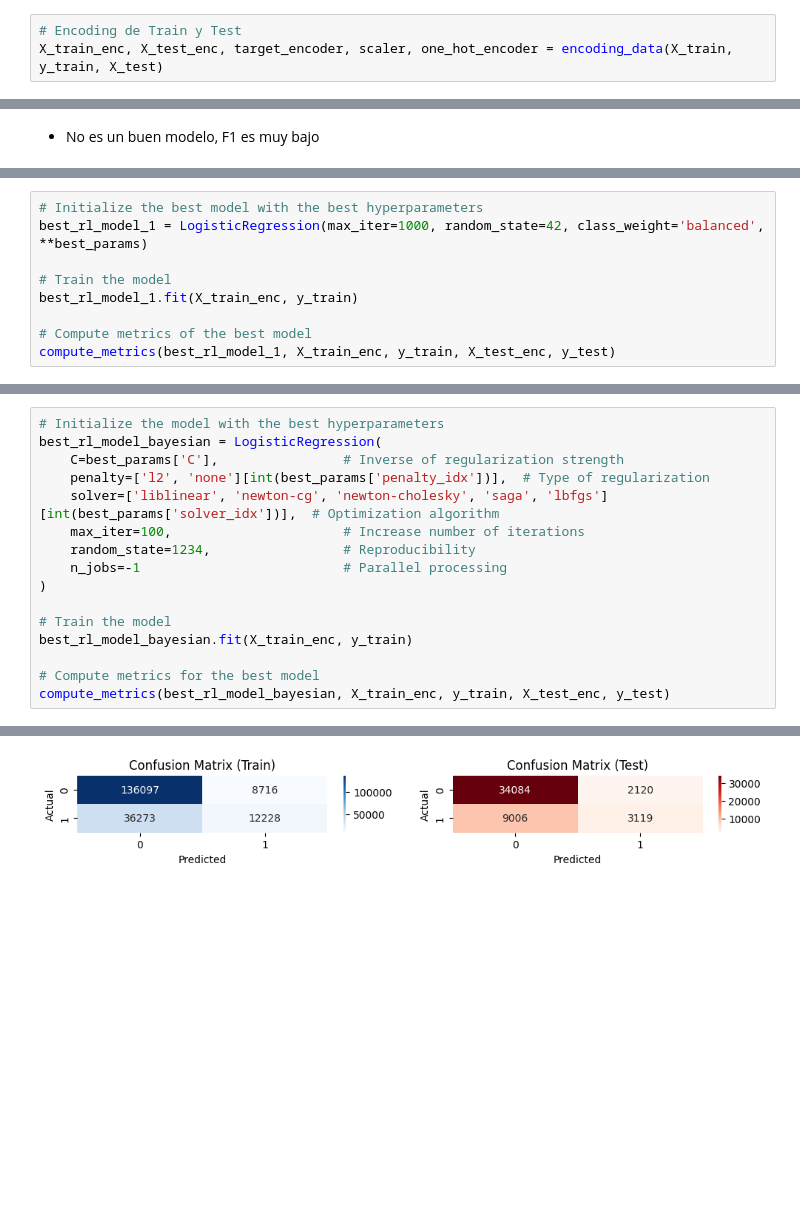
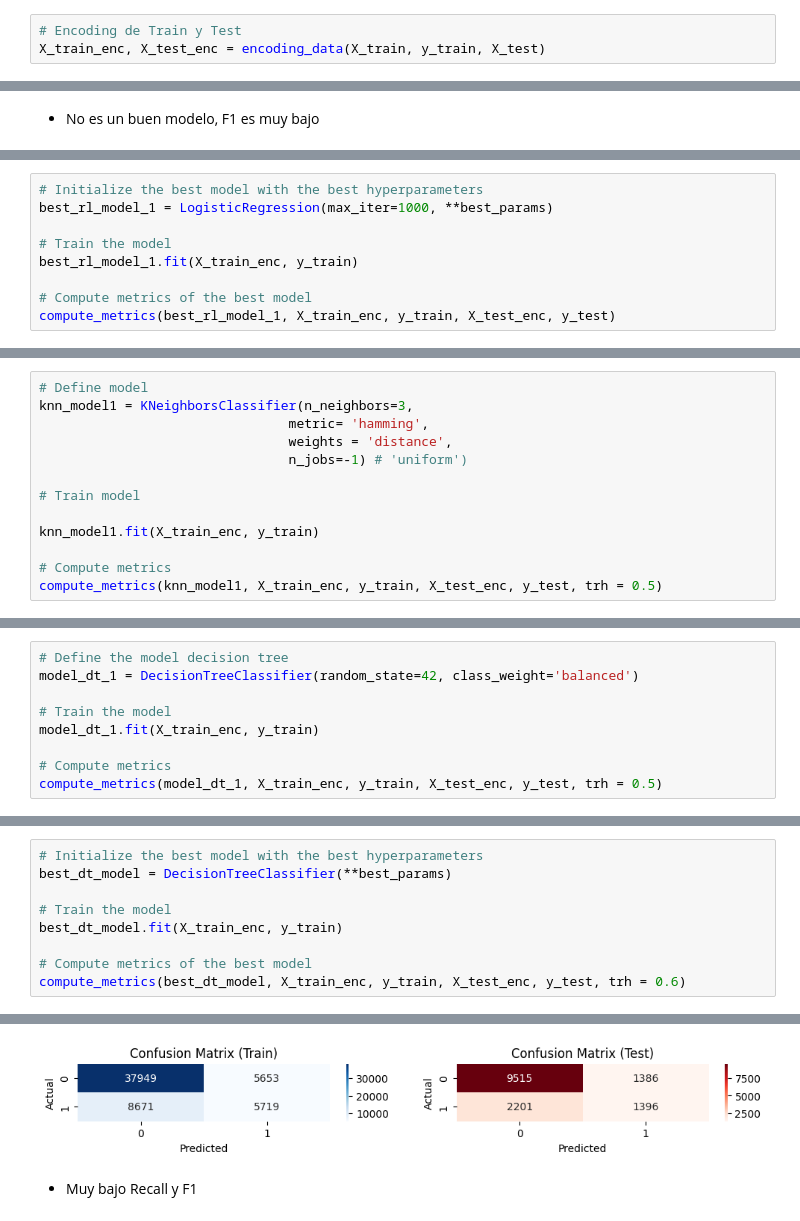
Before and after one commit to marcemir/CrimenesMontevideo, a Jupyter notebook: Notebooks/Modeling/FeatureEngModelMarcelo.ipynb, the cells around one changed output, grey strips where cells are left out. Drawn from its saved outputs; the diff is of its cells as text; blank space fills up the shorter version.

Commit message:
feat: adding coordenadas dataset and updating Feature eng and Modeling

```diff
--- a/Notebooks/Modeling/FeatureEngModelMarcelo.ipynb
+++ b/Notebooks/Modeling/FeatureEngModelMarcelo.ipynb
@@ -314,7 +331,7 @@ def encoding_data (X_train, y_train, X_test):
 ##### 4.2. Aplicando Encoding a Training y Test dataset
 # %%
 # Encoding de Train y Test
-X_train_enc, X_test_enc, target_encoder, scaler, one_hot_encoder = encoding_data(X_train, y_train, X_test)
+X_train_enc, X_test_enc = encoding_data(X_train, y_train, X_test)
 # %%
 # Chequeo de Train transformado
 X_train_enc.info()
@@ -561,6 +563,6 @@ Best F1 on validation: 0.3507758028224912
 # %%
 # Initialize the best model with the best hyperparameters
-best_rl_model_1 = LogisticRegression(max_iter=1000, random_state=42, class_weight='balanced', **best_params)
+best_rl_model_1 = LogisticRegression(max_iter=1000, **best_params)
 
 # Train the model
 best_rl_model_1.fit(X_train_enc, y_train)
@@ -663,0 +589,13 @@ Best parameters found:
+# %%
+# Define model
+knn_model1 = KNeighborsClassifier(n_neighbors=3,
+                                metric= 'hamming',
+                                weights = 'distance',
+                                n_jobs=-1) # 'uniform')
+
+# Train model
+
+knn_model1.fit(X_train_enc, y_train)
+
+# Compute metrics
+compute_metrics(knn_model1, X_train_enc, y_train, X_test_enc, y_test, trh = 0.5)
@@ -663,0 +723,9 @@ Best parameters found:
+# %%
+# Define the model decision tree
+model_dt_1 = DecisionTreeClassifier(random_state=42, class_weight='balanced')
+
+# Train the model
+model_dt_1.fit(X_train_enc, y_train)
+
+# Compute metrics
+compute_metrics(model_dt_1, X_train_enc, y_train, X_test_enc, y_test, trh = 0.5)
@@ -664,18 +786,11 @@ Best parameters found:
 # %%
-# Initialize the model with the best hyperparameters
-best_rl_model_bayesian = LogisticRegression(
-    C=best_params['C'],                # Inverse of regularization strength
-    penalty=['l2', 'none'][int(best_params['penalty_idx'])],  # Type of regularization
-    solver=['liblinear', 'newton-cg', 'newton-cholesky', 'saga', 'lbfgs'][int(best_params['solver_idx'])],  # Optimization algorithm
-    max_iter=100,                      # Increase number of iterations
-    random_state=1234,                 # Reproducibility
-    n_jobs=-1                          # Parallel processing
-)
+# Initialize the best model with the best hyperparameters
+best_dt_model = DecisionTreeClassifier(**best_params)
 
 # Train the model
-best_rl_model_bayesian.fit(X_train_enc, y_train)
+best_dt_model.fit(X_train_enc, y_train)
 
-# Compute metrics for the best model
-compute_metrics(best_rl_model_bayesian, X_train_enc, y_train, X_test_enc, y_test)
+# Compute metrics of the best model
+compute_metrics(best_dt_model, X_train_enc, y_train, X_test_enc, y_test, trh = 0.6)
 # %% [output]
 Train results:
@@ -694 +809,3 @@ LogisticRegression F1-score (Test): 0.359
-[figure, old version]
+[figure, new version]
+# %% [markdown]
+- Muy bajo Recall y F1
```
Also changed, not shown: parts of 69 cells of this notebook, 2 other files.
